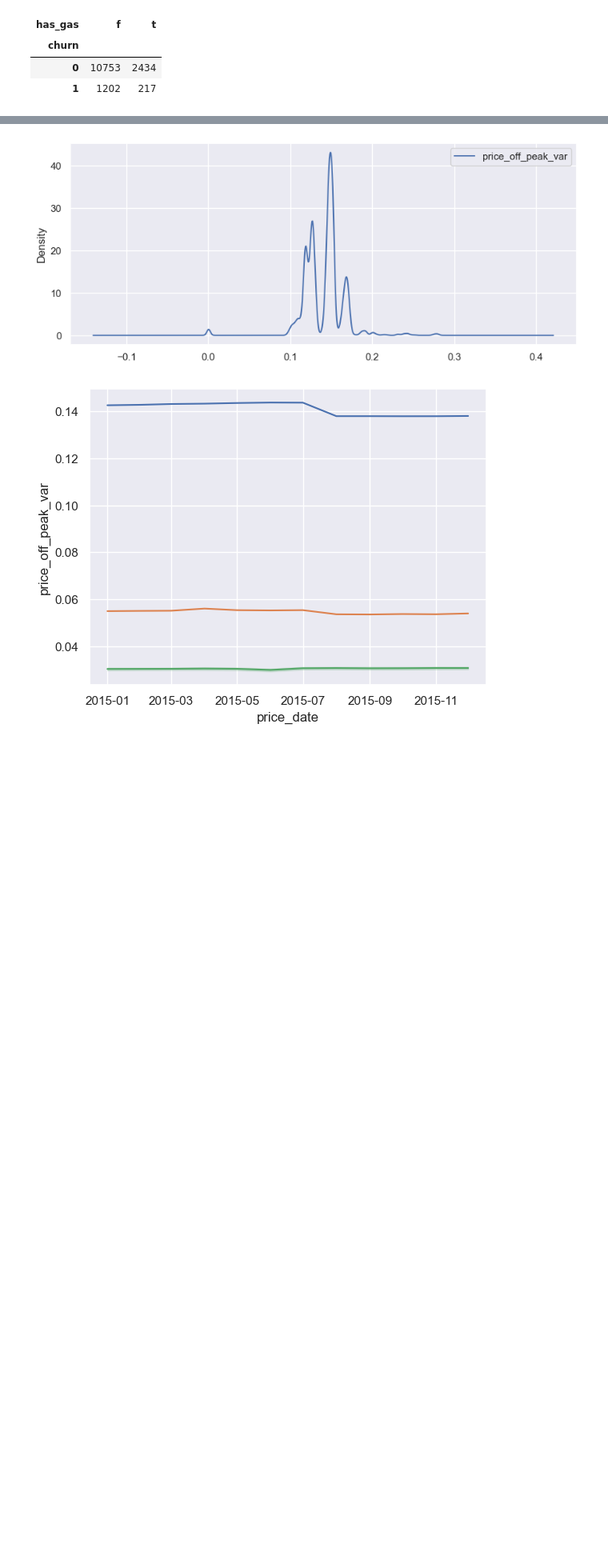
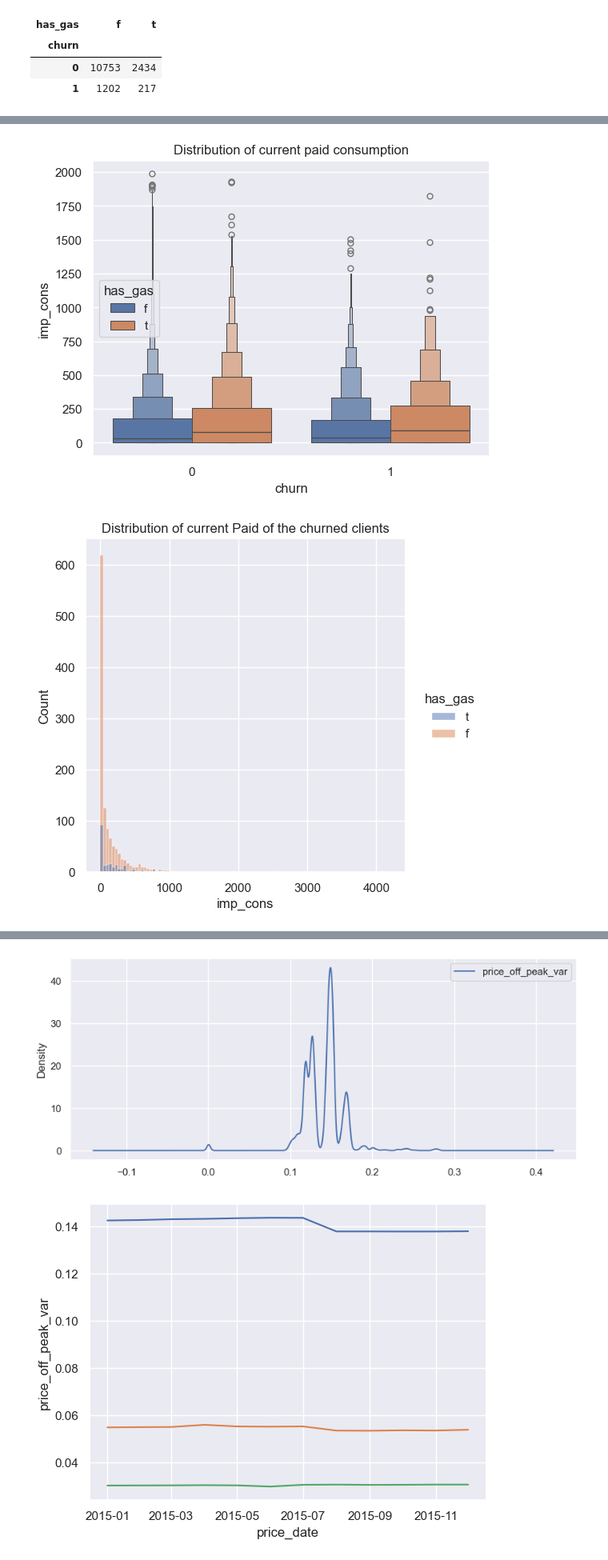
Before and after one commit to RushanerM/Job-Simulation, a Jupyter notebook: Powerco_eda.ipynb, the cells around one changed output, grey strips where cells are left out. Shown at 80% size. Cells and saved outputs as stored; diff of their text form; code cells hidden in the pictures; blank space fills up the shorter version.

```diff
--- a/Powerco_eda.ipynb
+++ b/Powerco_eda.ipynb
@@ -183,0 +191,20 @@ pd.crosstab(client['churn'], client['has_gas'],)
+# %%
+# Boxenplot imp_cons vs churn by has_has
+sns.boxenplot(y= 'imp_cons',
+              x= 'churn',
+              data= client[client['imp_cons']<=2000],
+              hue= 'has_gas')
+plt.title('Distribution of current paid consumption')
+
+# Distribution of imp_cons of clients whose churned
+sns.displot( x= 'imp_cons',
+            data= client[client['churn'] == 1],
+            kind= 'hist',
+            bins= 100,
+            hue= 'has_gas'
+            )
+plt.title("Distribution of current Paid of the churned clients")
+plt.show()
+# %% [output]
+[figure, added]
+[figure, added]
```
Also changed, not shown: parts of 10 cells of this notebook, 1 other file.
